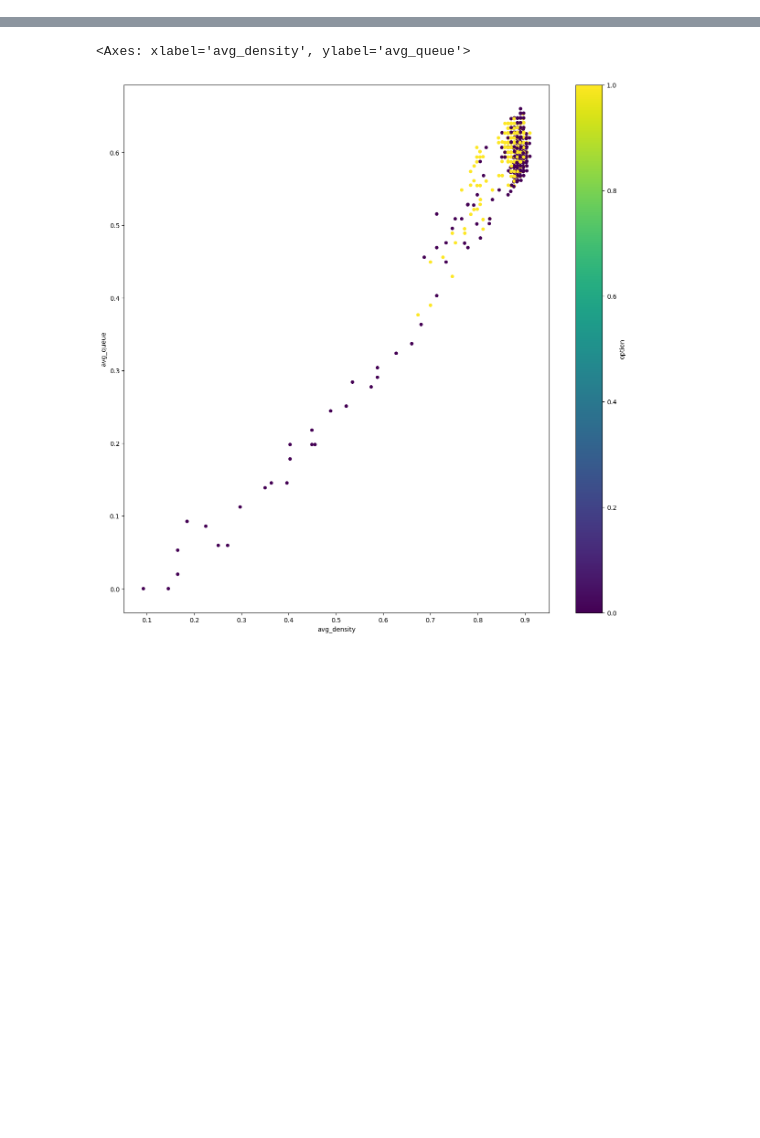
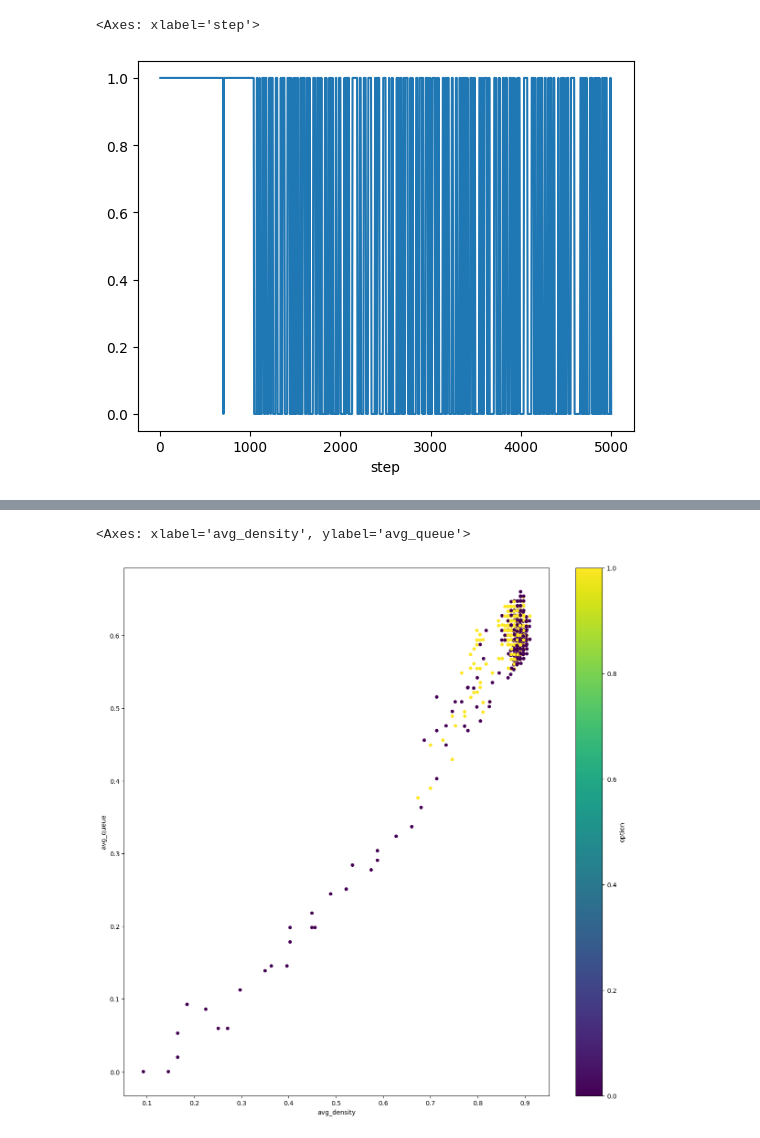
Before and after one commit to Ouroboros4991/MasterThesis2024, a Jupyter notebook: option_critic_exploration.ipynb, the cells around one changed output, grey strips where cells are left out. Saved outputs shown, nothing was run; the diff lists cells and outputs as text; code cells hidden in the pictures; blank space fills up the shorter version.

```diff
--- a/option_critic_exploration.ipynb
+++ b/option_critic_exploration.ipynb
@@ -61,3 +66,8 @@ df_single_episode, _ = load_data(PREFIX, TRAFFIC)
+# %%
+df_single_episode.option.plot()
+# %% [output]
+<Axes: xlabel='step'>
+[figure, added]
 # %%
 option_length = {option: [] for option in range(N_OPTIONS)}
 current_option = -1
```
Also changed, not shown: parts of 4 cells of this notebook, 15 other files.
